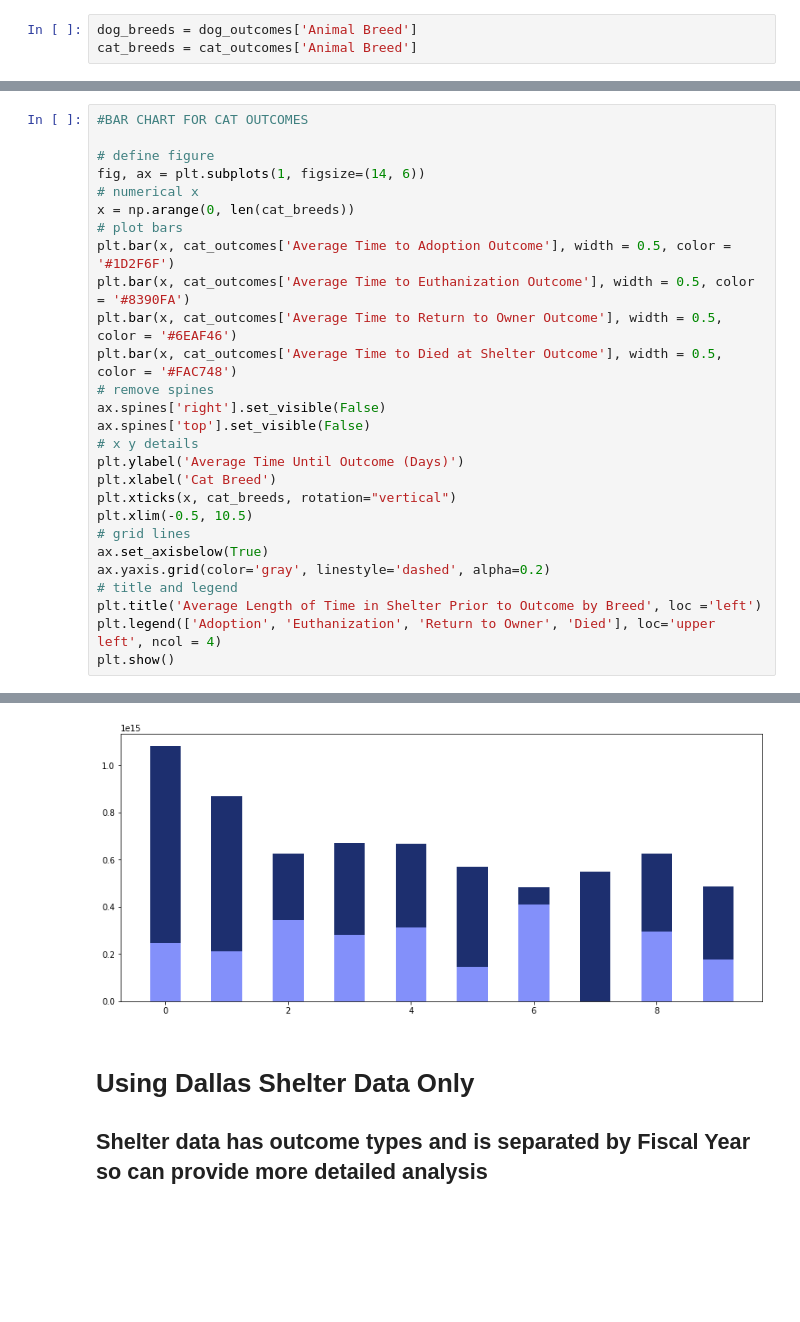
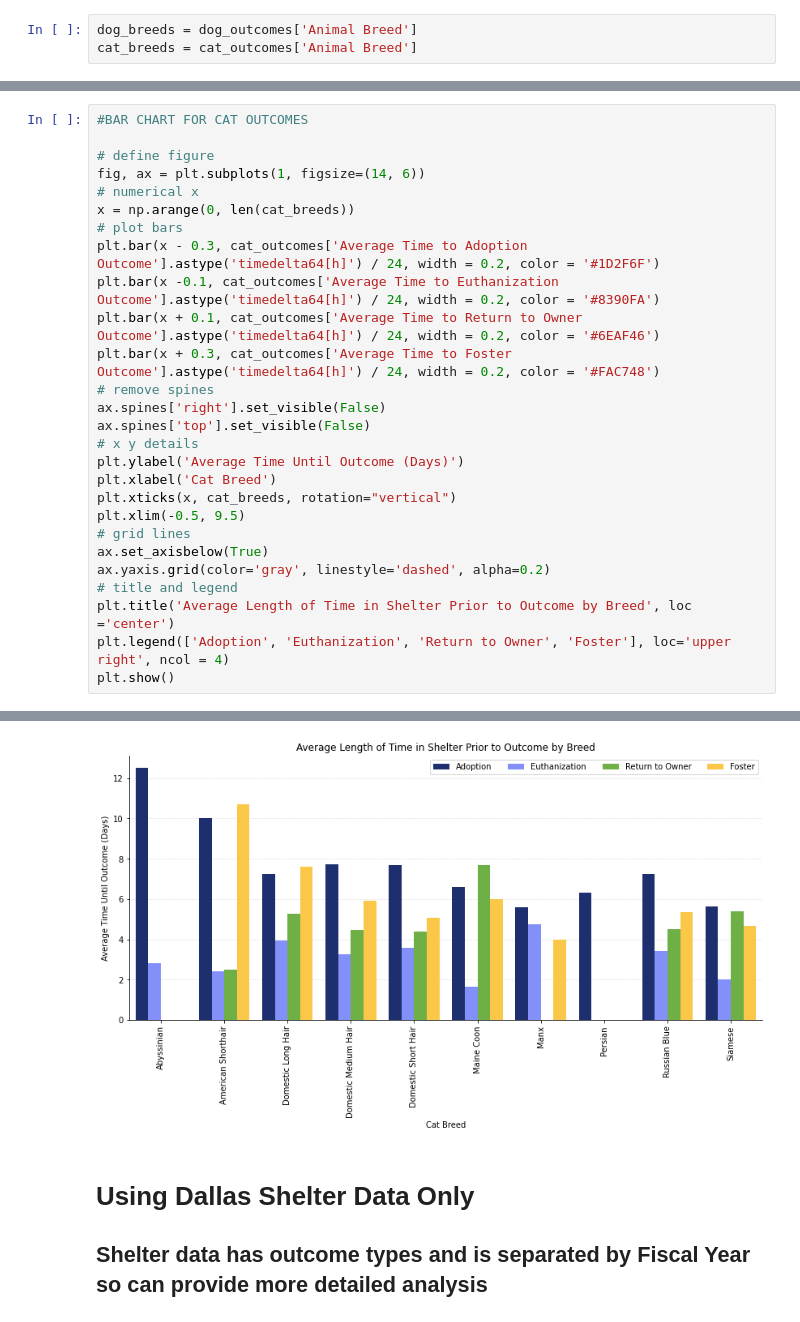
Before and after one commit to jconcha56429/Project1, a Jupyter notebook: TimeAnalysis.ipynb, the cells around one changed output, grey strips where cells are left out. Cells and saved outputs as stored; diff of their text form; blank space fills up the shorter version.

Commit message:
updated charts

```diff
--- a/TimeAnalysis.ipynb
+++ b/TimeAnalysis.ipynb
@@ -430,10 +430,10 @@ fig, ax = plt.subplots(1, figsize=(14, 6))
 # numerical x
 x = np.arange(0, len(cat_breeds))
 # plot bars
-plt.bar(x, cat_outcomes['Average Time to Adoption Outcome'], width = 0.5, color = '#1D2F6F')
-plt.bar(x, cat_outcomes['Average Time to Euthanization Outcome'], width = 0.5, color = '#8390FA')
-plt.bar(x, cat_outcomes['Average Time to Return to Owner Outcome'], width = 0.5, color = '#6EAF46')
-plt.bar(x, cat_outcomes['Average Time to Died at Shelter Outcome'], width = 0.5, color = '#FAC748')
+plt.bar(x - 0.3, cat_outcomes['Average Time to Adoption Outcome'].astype('timedelta64[h]') / 24, width = 0.2, color = '#1D2F6F')
+plt.bar(x -0.1, cat_outcomes['Average Time to Euthanization Outcome'].astype('timedelta64[h]') / 24, width = 0.2, color = '#8390FA')
+plt.bar(x + 0.1, cat_outcomes['Average Time to Return to Owner Outcome'].astype('timedelta64[h]') / 24, width = 0.2, color = '#6EAF46')
+plt.bar(x + 0.3, cat_outcomes['Average Time to Foster Outcome'].astype('timedelta64[h]') / 24, width = 0.2, color = '#FAC748')
 # remove spines
 ax.spines['right'].set_visible(False)
 ax.spines['top'].set_visible(False)
@@ -441,12 +441,12 @@ ax.spines['top'].set_visible(False)
 plt.ylabel('Average Time Until Outcome (Days)')
 plt.xlabel('Cat Breed')
 plt.xticks(x, cat_breeds, rotation="vertical")
-plt.xlim(-0.5, 10.5)
+plt.xlim(-0.5, 9.5)
 # grid lines
 ax.set_axisbelow(True)
 ax.yaxis.grid(color='gray', linestyle='dashed', alpha=0.2)
 # title and legend
-plt.title('Average Length of Time in Shelter Prior to Outcome by Breed', loc ='left')
-plt.legend(['Adoption', 'Euthanization', 'Return to Owner', 'Died'], loc='upper left', ncol = 4)
+plt.title('Average Length of Time in Shelter Prior to Outcome by Breed', loc ='center')
+plt.legend(['Adoption', 'Euthanization', 'Return to Owner', 'Foster'], loc='upper right', ncol = 4)
 plt.show()
 # %% [output]
@@ -457,4 +453,4 @@ ConversionError: Failed to convert value(s) to axis units: 0
-[figure, old version]
+[figure, new version]
 # %% [markdown]
 <h1>Using Dallas Shelter Data Only</h1>
 <h2>Shelter data has outcome types and is separated by Fiscal Year so can provide more detailed analysis</h2>
```
Also changed, not shown: parts of 2 cells of this notebook.
